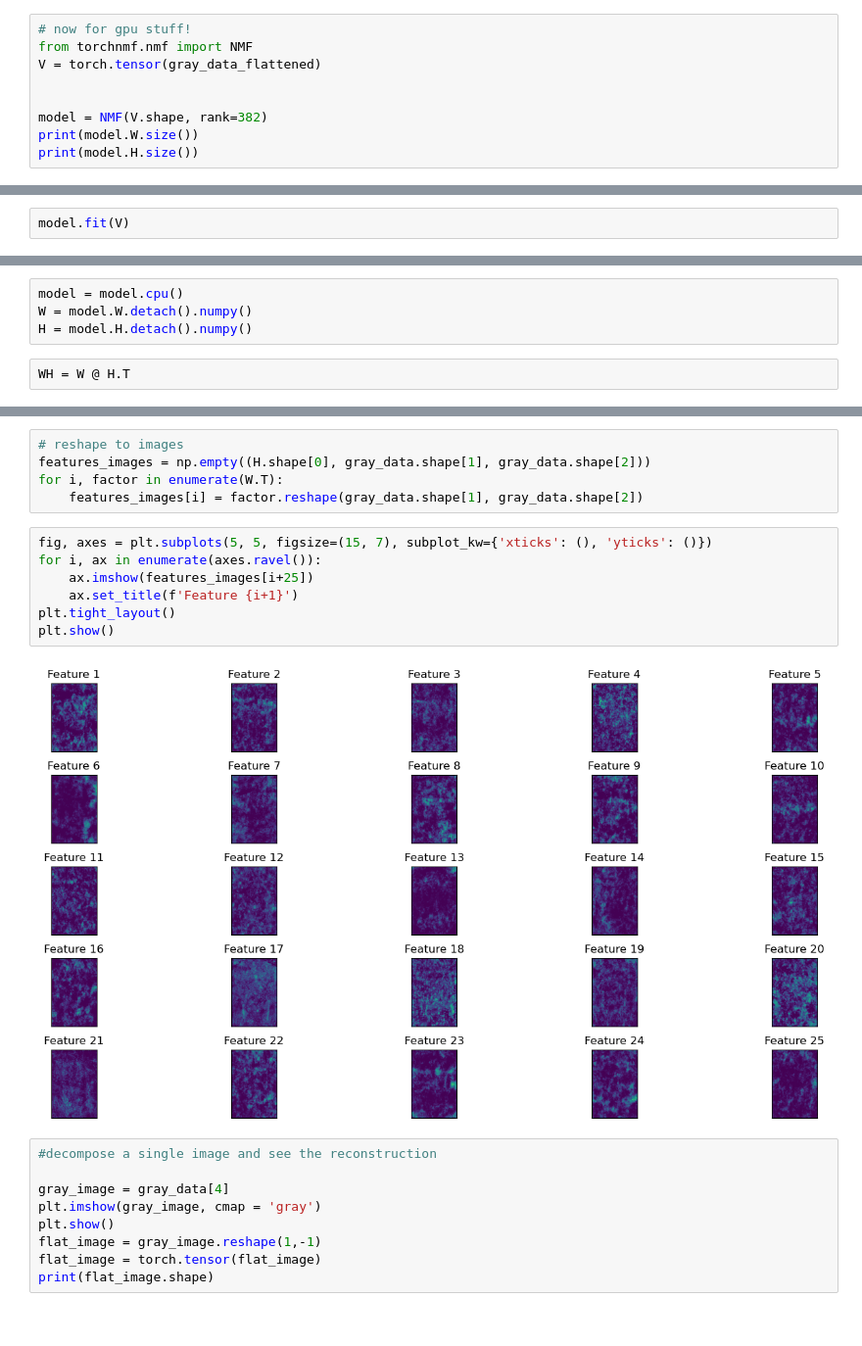
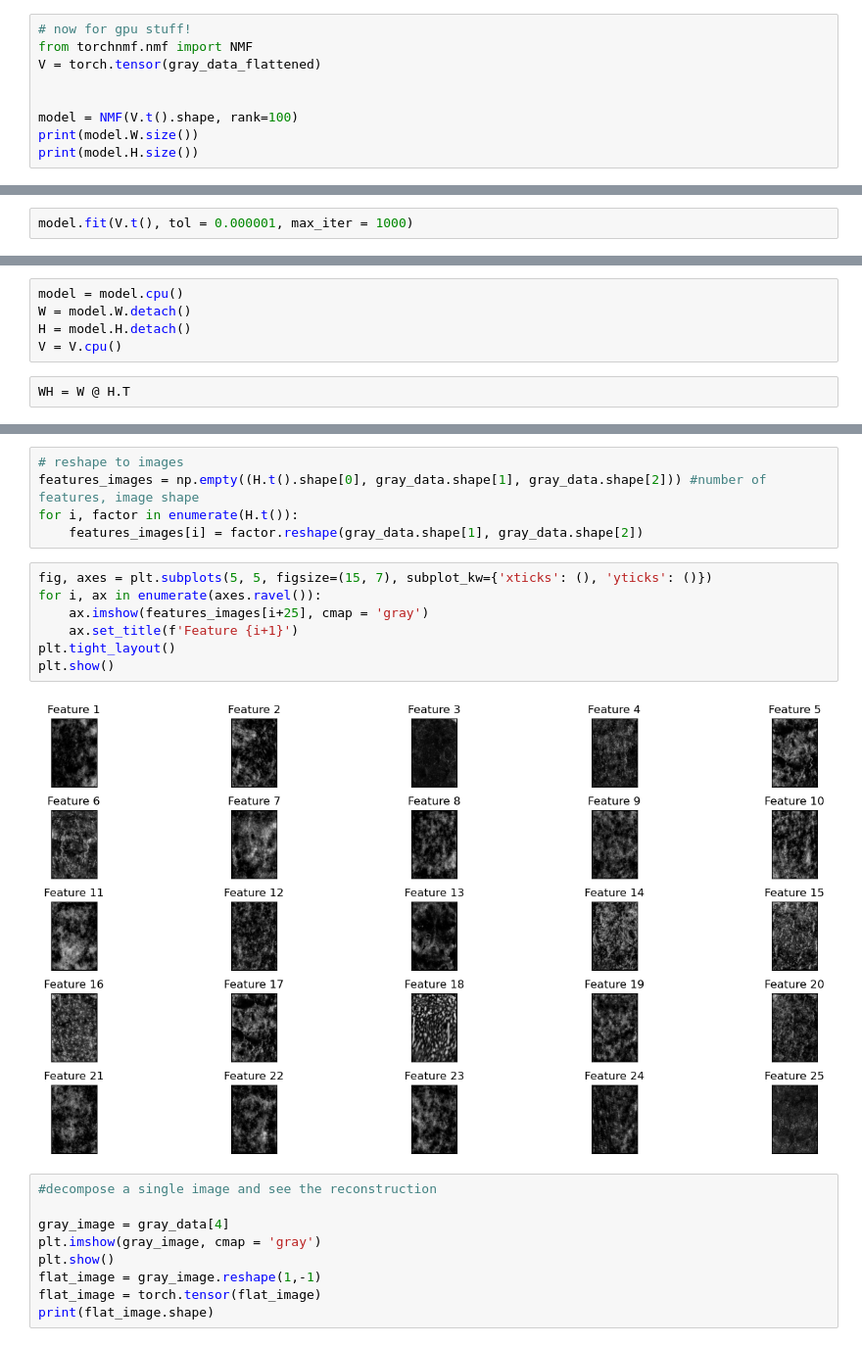
Before and after one commit to N0AHt/nmf_on_gpu, a Jupyter notebook: pytorch_nmf.ipynb, the cells around one changed output, grey strips where cells are left out. Shown at 98% size. Cells and saved outputs as stored; diff of their text form.

Commit message:
single image factorization working

```diff
--- a/pytorch_nmf.ipynb
+++ b/pytorch_nmf.ipynb
@@ -79,7 +79,7 @@ from torchnmf.nmf import NMF
 V = torch.tensor(gray_data_flattened)
 
 
-model = NMF(V.shape, rank=382)
+model = NMF(V.t().shape, rank=100)
 print(model.W.size())
 print(model.H.size())
 # %% [output]
@@ -90,5 +90,5 @@ torch.Size([382, 382])
 V = V.cuda()
 model = model.cuda()
 # %%
-model.fit(V)
+model.fit(V.t(), tol = 0.000001, max_iter = 1000)
 # %% [output]
@@ -96,6 +96,7 @@ model.fit(V)
 # %%
 model = model.cpu()
-W = model.W.detach().numpy()
-H = model.H.detach().numpy()
+W = model.W.detach()
+H = model.H.detach()
+V = V.cpu()
 # %%
 WH = W @ H.T
@@ -102,17 +137,17 @@ WH = W @ H.T
 # %%
 # reshape to images
-features_images = np.empty((H.shape[0], gray_data.shape[1], gray_data.shape[2]))
-for i, factor in enumerate(W.T):
+features_images = np.empty((H.t().shape[0], gray_data.shape[1], gray_data.shape[2])) #number of features, image shape
+for i, factor in enumerate(H.t()):
     features_images[i] = factor.reshape(gray_data.shape[1], gray_data.shape[2])
 # %%
 fig, axes = plt.subplots(5, 5, figsize=(15, 7), subplot_kw={'xticks': (), 'yticks': ()})
 for i, ax in enumerate(axes.ravel()):
-    ax.imshow(features_images[i+25])
+    ax.imshow(features_images[i+25], cmap = 'gray')
     ax.set_title(f'Feature {i+1}')
 plt.tight_layout()
 plt.show()
 # %% [output]
-[figure, old version]
+[figure, new version]
 # %%
 #decompose a single image and see the reconstruction
 
```
Also changed, not shown: parts of 13 cells of this notebook.
